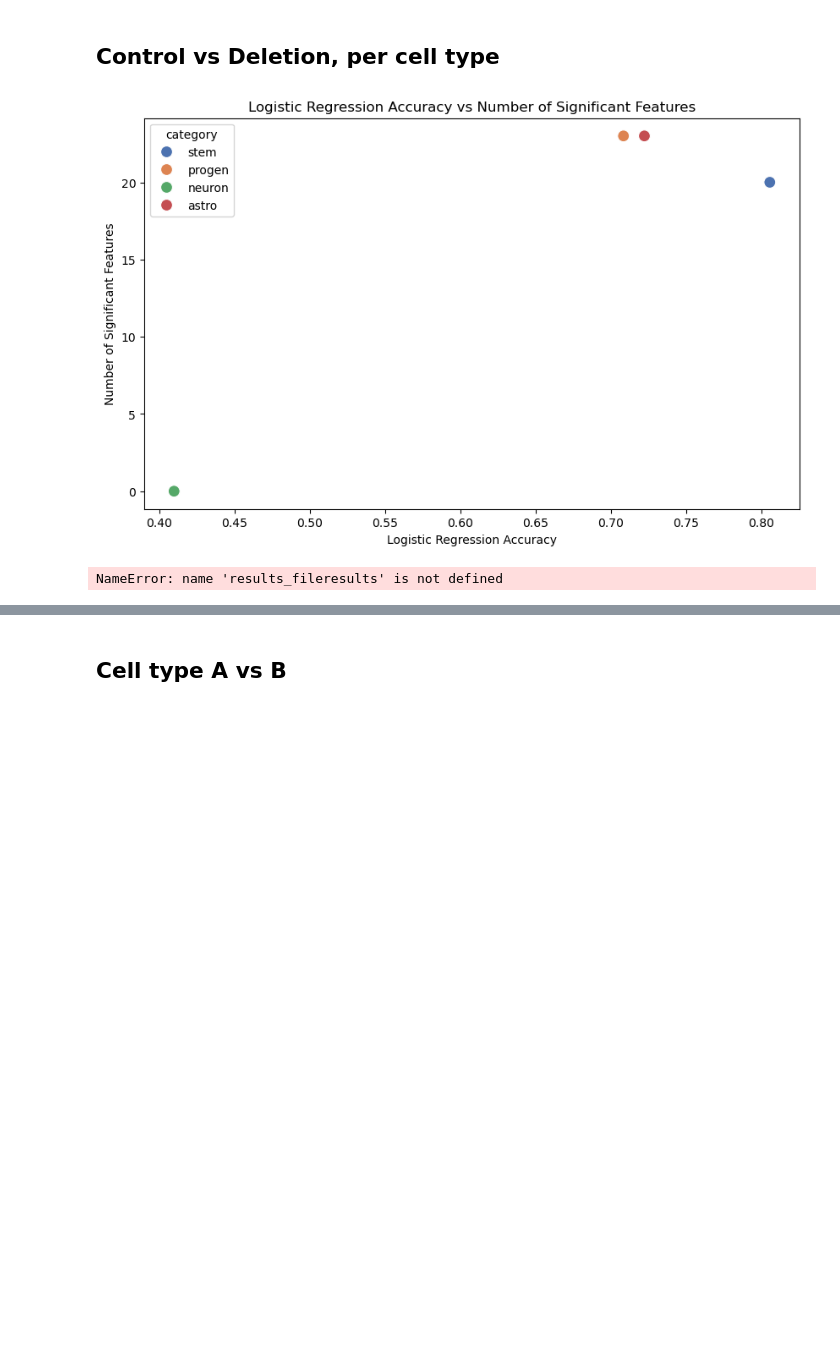
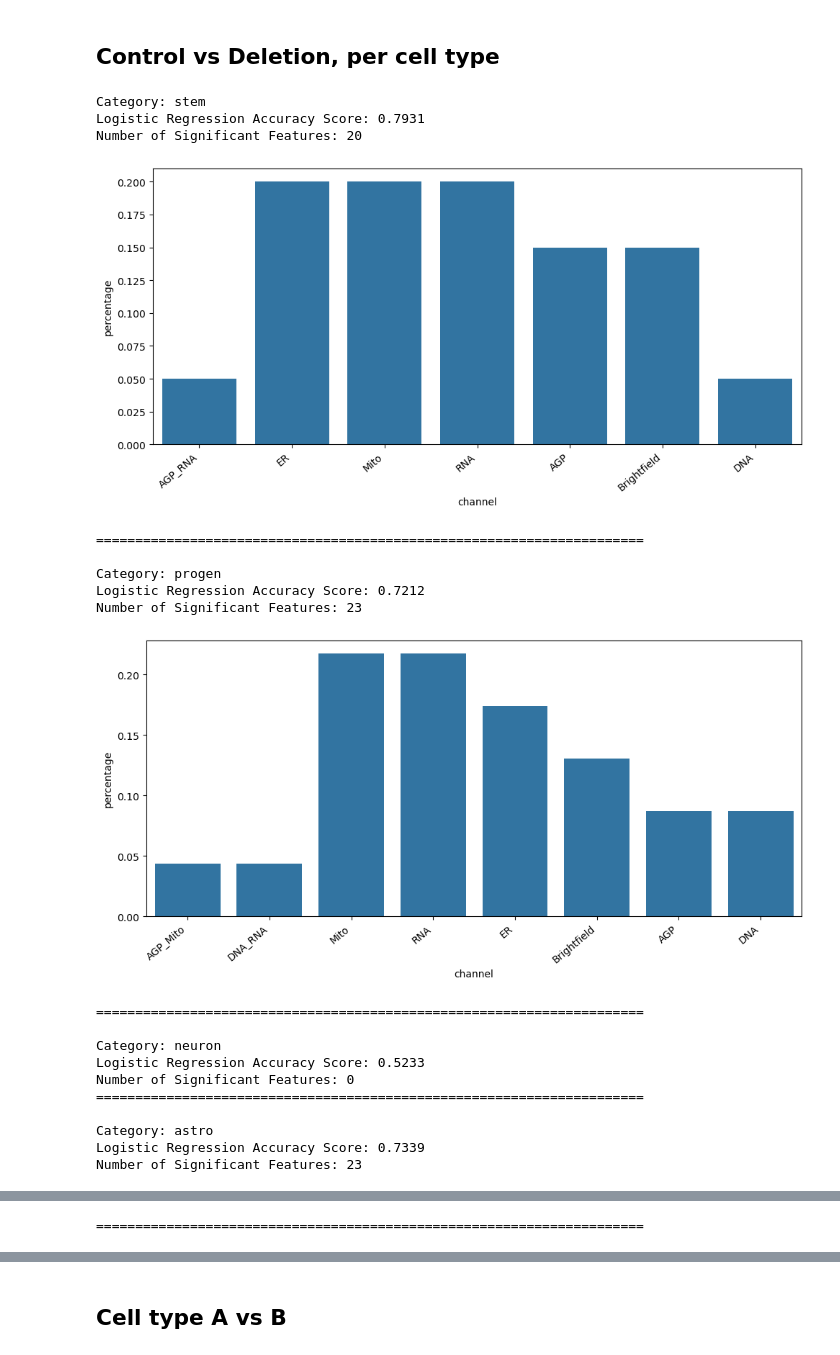
Before and after one commit to broadinstitute/NeuroPainting, a Jupyter notebook: 5.reanalysis/4.inspect-analysis.ipynb, the cells around one changed output, grey strips where cells are left out. Drawn from its saved outputs; the diff is of its cells as text; code cells hidden in the pictures; blank space fills up the shorter version.

Commit message:
more plots

```diff
--- a/5.reanalysis/4.inspect-analysis.ipynb
+++ b/5.reanalysis/4.inspect-analysis.ipynb
@@ -34,29 +31,25 @@ results = pd.read_parquet(results_file)
-# %%
-import seaborn as sns
-import matplotlib.pyplot as plt
-
-# Create scatterplot
-plt.figure(figsize=(10, 6))
-sns.scatterplot(
-    data=results,
-    x="logistic_regression_accuracy",
-    y="num_significant_features",
-    hue="category",
-    palette="deep",
-    s=100,
-)
-
-plt.title("Logistic Regression Accuracy vs Number of Significant Features")
-plt.xlabel("Logistic Regression Accuracy")
-plt.ylabel("Number of Significant Features")
-
-# Show the plot
-plt.show()
-# %% [output]
-[figure, removed]
-# %%
-load_and_print_results(
-    input_file=results_fileresults,
-)
-# %% [output]
-NameError: name 'results_fileresults' is not defined
+# %%
+visualize_results(
+    input_file=results_file,
+)
+# %% [output]
+Category: stem
+Logistic Regression Accuracy Score: 0.7931
+Number of Significant Features: 20
+[figure, added]
+======================================================================
+
+Category: progen
+Logistic Regression Accuracy Score: 0.7212
+Number of Significant Features: 23
+[figure, added]
+======================================================================
+
+Category: neuron
+Logistic Regression Accuracy Score: 0.5233
+Number of Significant Features: 0
+======================================================================
+
+Category: astro
+Logistic Regression Accuracy Score: 0.7339
+Number of Significant Features: 23
@@ -62,0 +57 @@ NameError: name 'results_fileresults' is not defined
+======================================================================
```
Also changed, not shown: parts of 4 cells of this notebook, 2 other files.
